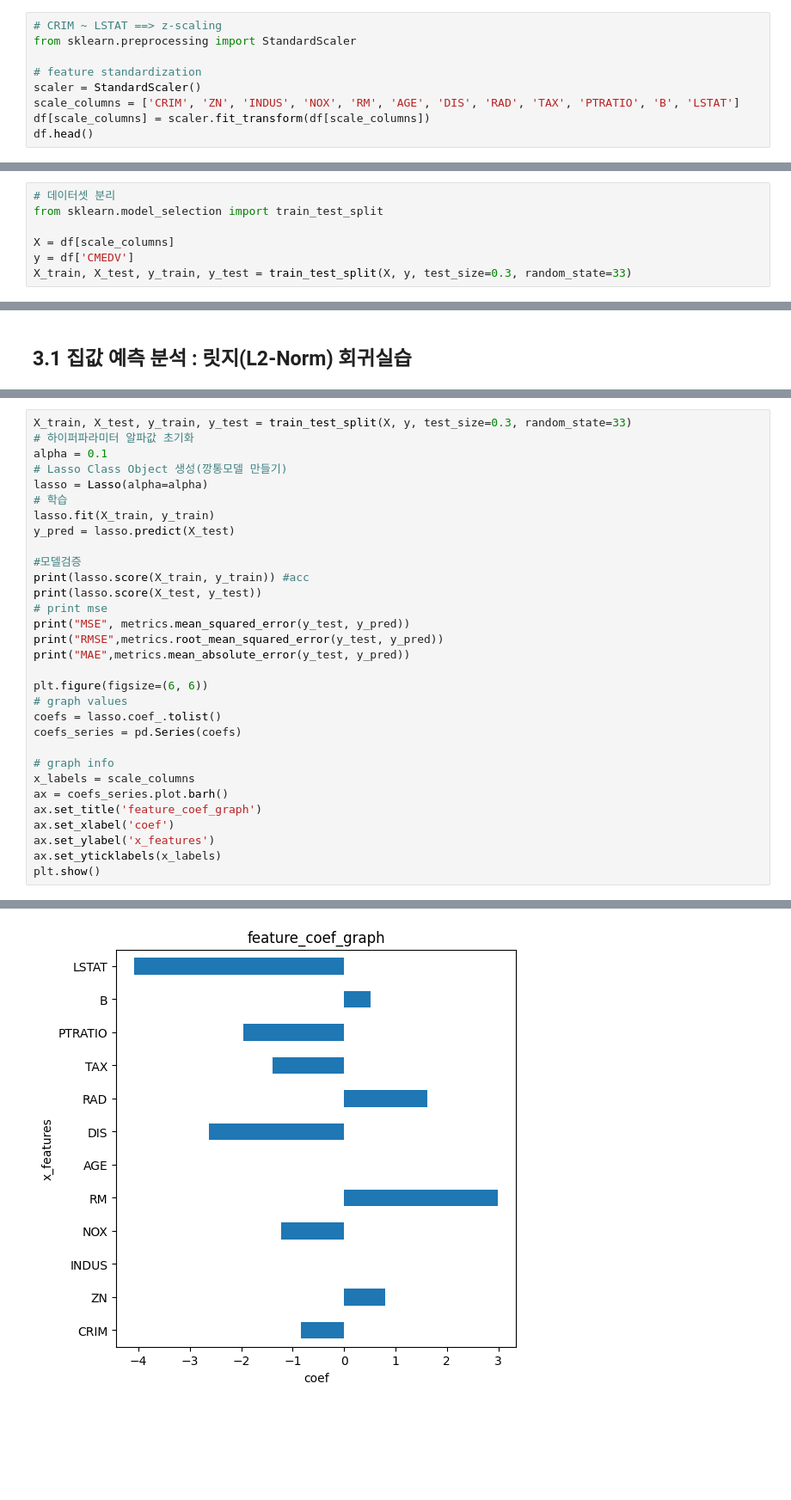
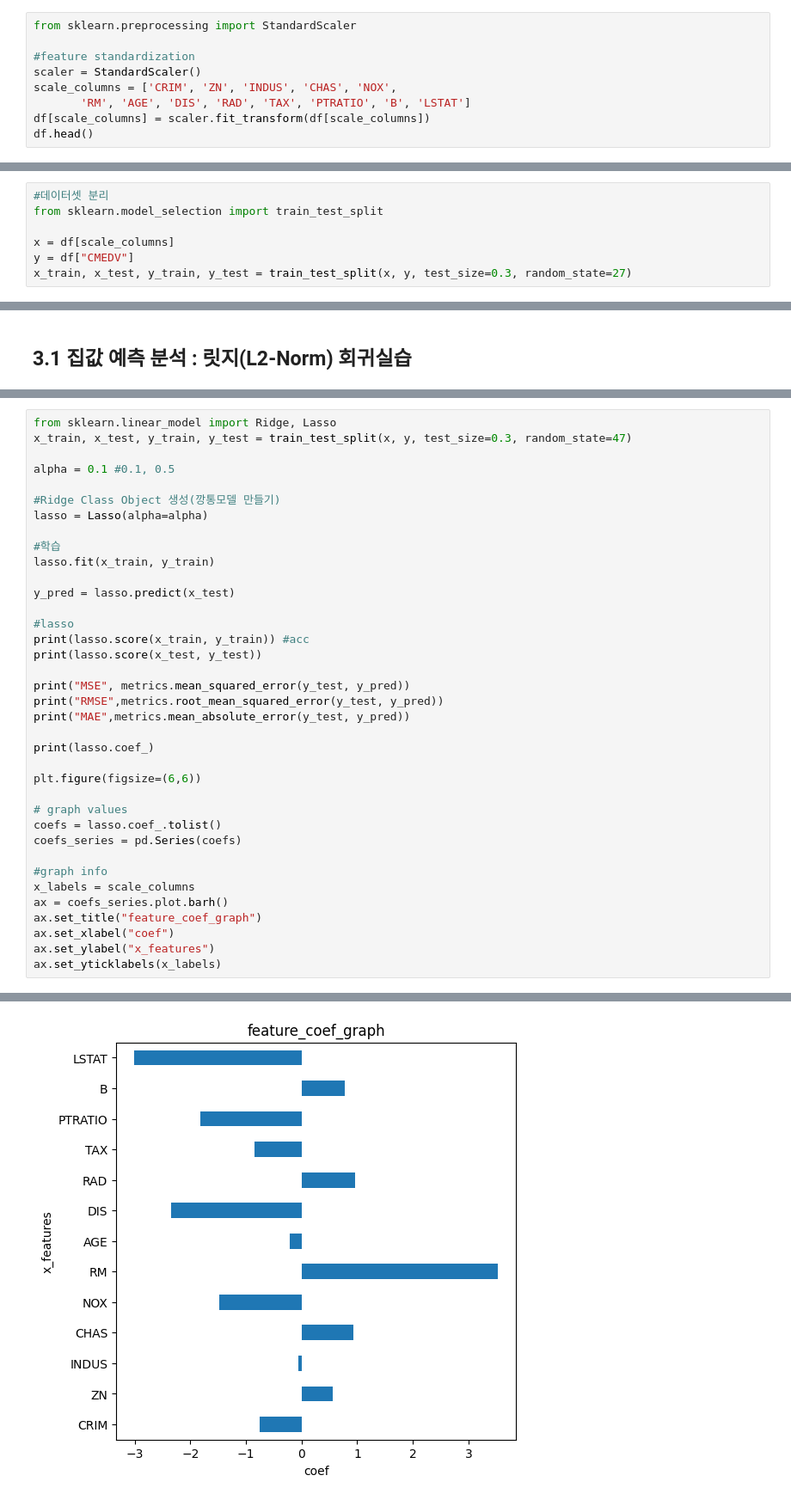
Before and after one commit to donguk0207/ML, a Jupyter notebook: regression_step1.ipynb, the cells around one changed output, grey strips where cells are left out. Shown at 86% size. Saved outputs shown, nothing was run; the diff lists cells and outputs as text; blank space fills up the shorter version.

```diff
--- a/regression_step1.ipynb
+++ b/regression_step1.ipynb
@@ -232,10 +231,10 @@ plt.show()
 # %%
-# CRIM ~ LSTAT ==> z-scaling
 from sklearn.preprocessing import StandardScaler
 
-# feature standardization
+#feature standardization
 scaler = StandardScaler()
-scale_columns = ['CRIM', 'ZN', 'INDUS', 'NOX', 'RM', 'AGE', 'DIS', 'RAD', 'TAX', 'PTRATIO', 'B', 'LSTAT']
+scale_columns = ['CRIM', 'ZN', 'INDUS', 'CHAS', 'NOX',
+       'RM', 'AGE', 'DIS', 'RAD', 'TAX', 'PTRATIO', 'B', 'LSTAT']
 df[scale_columns] = scaler.fit_transform(df[scale_columns])
 df.head()
 # %% [output]
@@ -248,8 +247,8 @@ df.head()
 # %%
-# 데이터셋 분리
+#데이터셋 분리
 from sklearn.model_selection import train_test_split
 
-X = df[scale_columns]
-y = df['CMEDV']
-X_train, X_test, y_train, y_test = train_test_split(X, y, test_size=0.3, random_state=33)
+x = df[scale_columns]
+y = df["CMEDV"]
+x_train, x_test, y_train, y_test = train_test_split(x, y, test_size=0.3, random_state=27)
 # %%
@@ -421,32 +424,38 @@ plt.show()
 # %%
-X_train, X_test, y_train, y_test = train_test_split(X, y, test_size=0.3, random_state=33)
-# 하이퍼파라미터 알파값 초기화
-alpha = 0.1
-# Lasso Class Object 생성(깡통모델 만들기)
+from sklearn.linear_model import Ridge, Lasso
+x_train, x_test, y_train, y_test = train_test_split(x, y, test_size=0.3, random_state=47)
+
+alpha = 0.1 #0.1, 0.5
+
+#Ridge Class Object 생성(깡통모델 만들기)
 lasso = Lasso(alpha=alpha)
-# 학습
-lasso.fit(X_train, y_train)
-y_pred = lasso.predict(X_test)
 
-#모델검증
-print(lasso.score(X_train, y_train)) #acc
-print(lasso.score(X_test, y_test))
-# print mse
+#학습
+lasso.fit(x_train, y_train)
+
+y_pred = lasso.predict(x_test)
+
+#lasso
+print(lasso.score(x_train, y_train)) #acc
+print(lasso.score(x_test, y_test))
+
 print("MSE", metrics.mean_squared_error(y_test, y_pred))
 print("RMSE",metrics.root_mean_squared_error(y_test, y_pred))
 print("MAE",metrics.mean_absolute_error(y_test, y_pred))
 
-plt.figure(figsize=(6, 6))
+print(lasso.coef_)
+
+plt.figure(figsize=(6,6))
+
 # graph values
 coefs = lasso.coef_.tolist()
 coefs_series = pd.Series(coefs)
 
-# graph info
+#graph info
 x_labels = scale_columns
 ax = coefs_series.plot.barh()
-ax.set_title('feature_coef_graph')
-ax.set_xlabel('coef')
-ax.set_ylabel('x_features')
+ax.set_title("feature_coef_graph")
+ax.set_xlabel("coef")
+ax.set_ylabel("x_features")
 ax.set_yticklabels(x_labels)
-plt.show()
 # %% [output]
@@ -458 +483 @@ MAE 3.332951679260436
-[figure, old version]
+[figure, new version]
```
Also changed, not shown: parts of 28 cells of this notebook, 8 other files.
